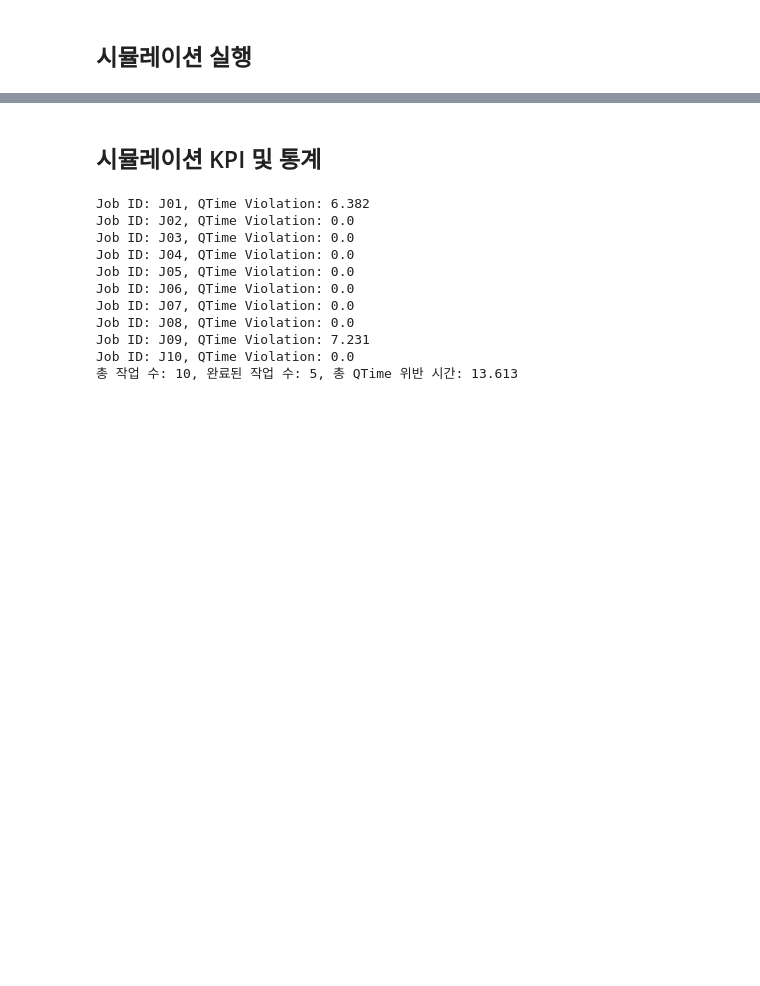
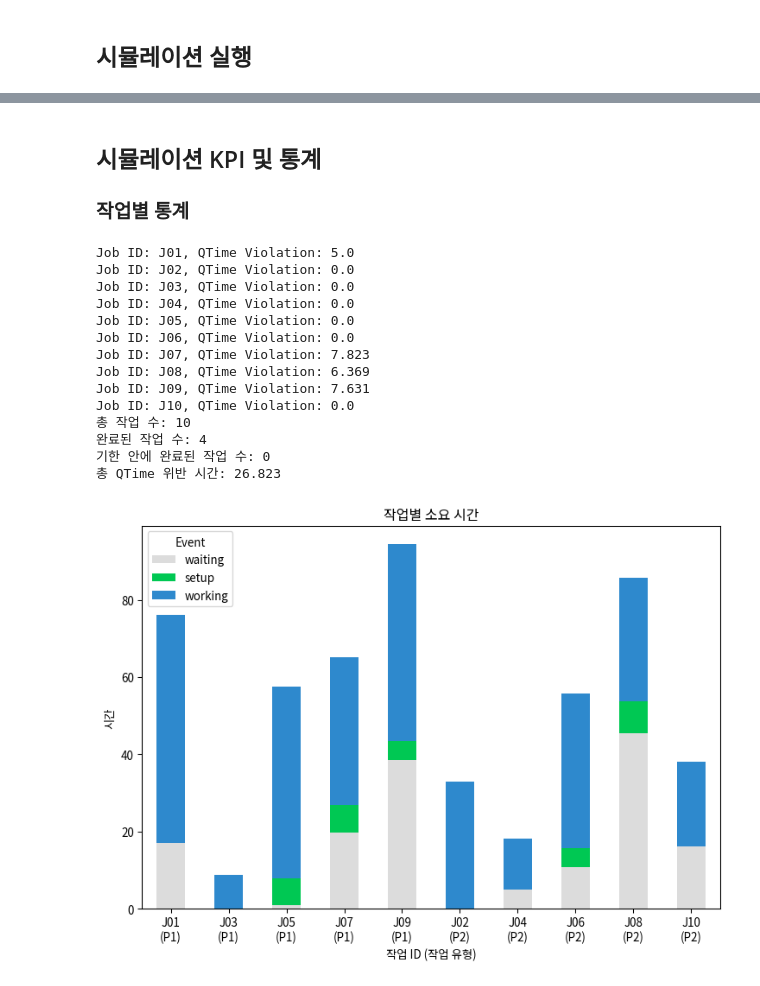
Before and after one commit to cryscham123/simulation_teamwork, a Jupyter notebook: result.ipynb, the cells around one changed output, grey strips where cells are left out. Cells and saved outputs as stored; diff of their text form; code cells hidden in the pictures; blank space fills up the shorter version.

```diff
--- a/result.ipynb
+++ b/result.ipynb
@@ -6,13 +6,15 @@
 import os
 import simpy
 from dotenv import load_dotenv
+import pandas as pd
+import numpy as np
+import matplotlib.pyplot as plt
+import seaborn as sns
+
+plt.rcParams['font.family'] = 'Noto Sans KR'
 
 # .env 파일의 환경 변수 로드
 load_dotenv()
 
 # .env 파일의 파라미터
-SIMUL_TIME = int(os.getenv('SIMUL_TIME', 100))
 BASE_DATA_PATH = os.getenv('BASE_DATA_PATH', 'data')
-
-print(f"시뮬레이션 시간: {SIMUL_TIME}")
-print(f"데이터 경로: {BASE_DATA_PATH}")
@@ -108,29 +105,57 @@ fig.show()
 [interactive output not drawn]
 # %% [markdown]
 ## 시뮬레이션 KPI 및 통계
+
+### 작업별 통계
 # %%
+df_logs = pd.DataFrame(event_logger.logs)
 completed_cnt = 0
+completed_in_due_date = 0
 total_qtime_violation = 0.0
 for job in jobs:
-    print(f"Job ID: {job.id}, QTime Violation: {round(job.calculate_qtime_over(SIMUL_TIME), 3)}")
+    print(f"Job ID: {job.id}, QTime Violation: {round(job.calculate_qtime_over(env.now), 3)}")
     completed_cnt += int(job.is_completed)
+    completed_in_due_date = int(job.is_in_due_date())
     total_qtime_violation += job.total_qtime_over
-print(f"총 작업 수: {len(data['jobs'])}, 완료된 작업 수: {completed_cnt}, 총 QTime 위반 시간: {round(total_qtime_violation, 3)}")
+print(f"총 작업 수: {len(jobs)}\n완료된 작업 수: {completed_cnt}\n기한 안에 완료된 작업 수: {completed_in_due_date}\n총 QTime 위반 시간: {round(total_qtime_violation, 3)}")
 # 향후 결과 분석 기능 추가
-# - 작업 완료율
 # - 평균 대기 시간
 # - 장비 가동률
-# - QTime 위반 건수
-# - 처리량 (Throughput)
 # %% [output]
-Job ID: J01, QTime Violation: 6.382
+Job ID: J01, QTime Violation: 5.0
 Job ID: J02, QTime Violation: 0.0
 Job ID: J03, QTime Violation: 0.0
 Job ID: J04, QTime Violation: 0.0
 Job ID: J05, QTime Violation: 0.0
 Job ID: J06, QTime Violation: 0.0
-Job ID: J07, QTime Violation: 0.0
-Job ID: J08, QTime Violation: 0.0
-Job ID: J09, QTime Violation: 7.231
+Job ID: J07, QTime Violation: 7.823
+Job ID: J08, QTime Violation: 6.369
+Job ID: J09, QTime Violation: 7.631
 Job ID: J10, QTime Violation: 0.0
-총 작업 수: 10, 완료된 작업 수: 5, 총 QTime 위반 시간: 13.613
+총 작업 수: 10
+완료된 작업 수: 4
+기한 안에 완료된 작업 수: 0
+총 QTime 위반 시간: 26.823
+# %%
+job_info = df_logs[df_logs['resource'] == 'job']
+job_info['duration'] = round(job_info['finish'] - job_info['start'], 3)
+job_info = job_info.groupby(['id', 'event'])['duration'].sum().reset_index(['id', 'event'], drop=False)
+job_stacked = job_info.pivot(index='id', columns='event', values='duration').fillna(0)
+job_stacked = job_stacked.reindex(columns=['waiting', 'setup', 'working'], fill_value=0)
+job_type_map = data['jobs'].set_index('job_id')['job_type']
+job_stacked = job_stacked.join(job_type_map).sort_values('job_type')
+display(job_stacked)
+job_stacked.index = [f"{i}\n({t})" for i, t in zip(job_stacked.index, job_stacked['job_type'])]
+job_stacked.plot(kind='bar', stacked=True, figsize=(9, 6), color={
+    "waiting": '#DCDCDC',
+    "setup": '#00C853',
+    "working": '#2E89CD'
+})
+plt.title("작업별 소요 시간")
+plt.xlabel("작업 ID (작업 유형)")
+plt.ylabel("시간")
+plt.xticks(rotation=0)
+plt.legend(title="Event")
+plt.show()
+# %% [output]
+[figure, added]
```
Also changed, not shown: parts of 4 cells of this notebook, 6 other files.
